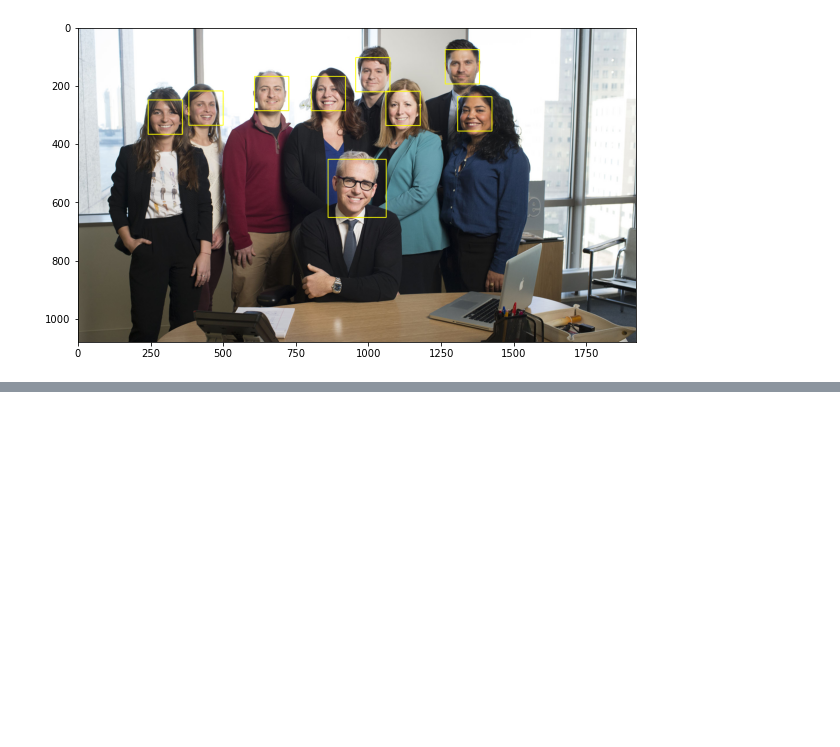
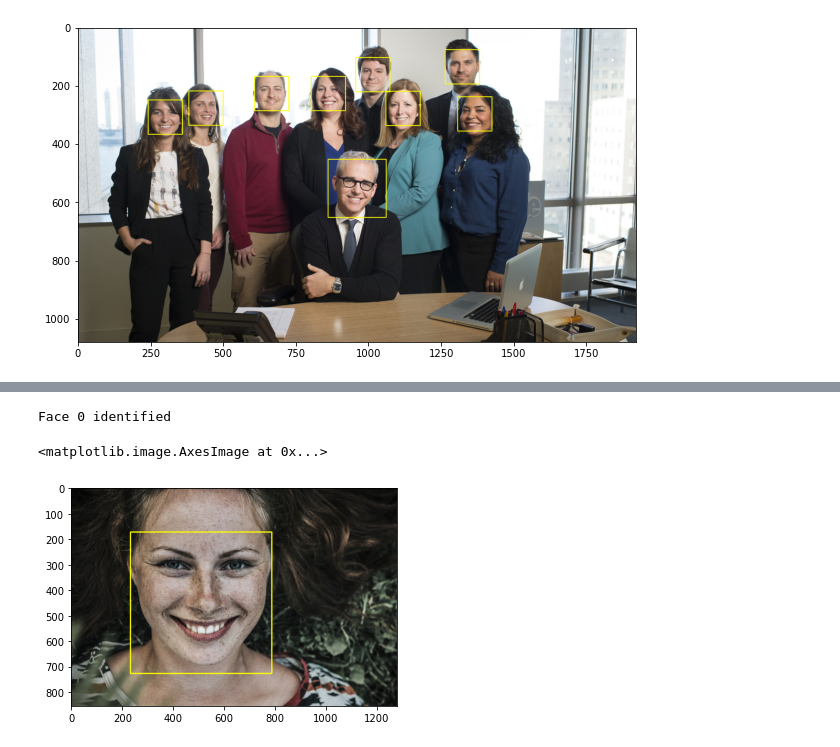
Before and after one commit to Dufyz/My_Laboratory, a Jupyter notebook: Jupyter Lab/library's/keras_library/deep_learning.ipynb, the cells around one changed output, grey strips where cells are left out. Drawn from its saved outputs; the diff is of its cells as text; code cells hidden in the pictures; blank space fills up the shorter version.

```diff
--- a/Jupyter Lab/library's/keras_library/deep_learning.ipynb
+++ b/Jupyter Lab/library's/keras_library/deep_learning.ipynb
@@ -1612,0 +1770,37 @@ for (x, y, w, h) in face_counter:
+# %%
+image_bgr = cv2.imread(r"G:\Meu Drive\My Repositories\Datasets_for_data_science\facial_recognizer\datas\geral\\px-woman-smilings.jpg")
+image_rgb = cv2.cvtColor(image_bgr, cv2.COLOR_BGR2RGB)
+image_draw = image_rgb.copy()
+
+#plt.imshow(image_rgb)
+
+# Classificadores que serão utilizados no reconhecimento facila
+
+classifier_dlib_68_path = r"G:\Meu Drive\My Repositories\Datasets_for_data_science\facial_recognizer\dlib\\shape_predictor_68_face_landmarks.dat"
+classifier_dlib = dlib.shape_predictor(classifier_dlib_68_path)
+face_detector = dlib.get_frontal_face_detector()
+
+# Gerando uma função para definir os marcos faciais em uma determinada foto
+
+def face_rectangle(image):
+    rectangles = face_detector(image, 1)
+
+    if len(rectangles) == 0:
+        return None
+
+    for k, d in enumerate(rectangles):
+        print(f'Face {str(k)} identified')
+        cv2.rectangle(image, (d.left(), d.top()), (d.right(), d.bottom()), (255, 255, 0), 4)
+
+    return image
+
+def face_marks():
+    pass
+
+image_draw = face_rectangle(image_draw)
+
+plt.imshow(image_draw)
+# %% [output]
+Face 0 identified
+<matplotlib.image.AxesImage at 0x...>
+[figure, added]
```
Also changed, not shown: parts of 14 cells of this notebook.
